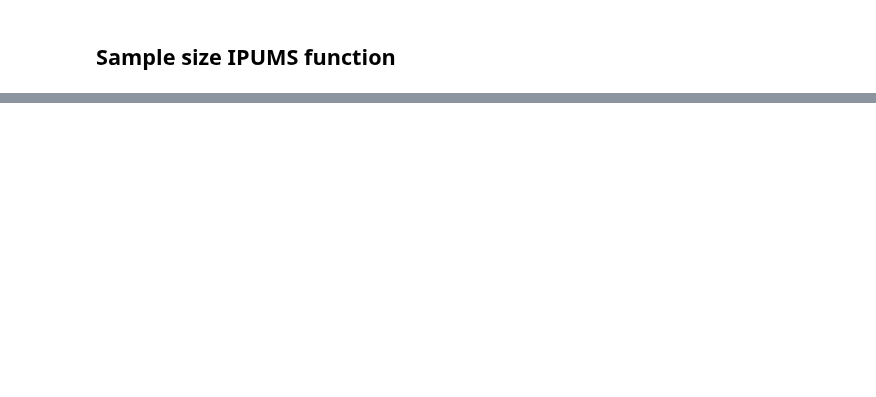
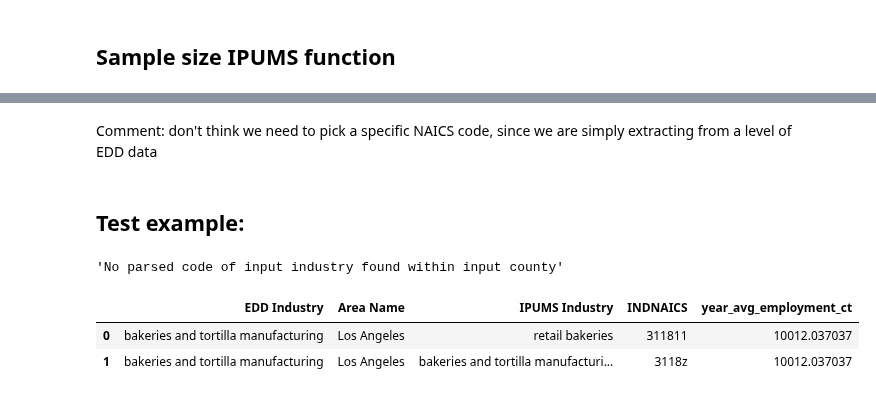
Before and after one commit to cafwd/job_quality_index, a Jupyter notebook: jqi-hierarchy-structure.ipynb, the cells around one changed output, grey strips where cells are left out. Drawn from its saved outputs; the diff is of its cells as text; code cells hidden in the pictures; blank space fills up the shorter version.

```diff
--- a/jqi-hierarchy-structure.ipynb
+++ b/jqi-hierarchy-structure.ipynb
@@ -321,0 +416,35 @@ ca_ipums_filter(ca_ipums_hw, 'San Francisco', '814', 50)
+# %%
+def edd_to_naics(edd_df, county: str, industry_title: str):
+    # filter edd by county and industry
+    edd_df = edd_df.loc[edd_df['Area Name'] == county].copy()
+    if len(edd_df) == 0:
+        return "County not valid or found"
+    industry_title = industry_title.strip().lower().replace('&', 'and')
+    industry_title = re.sub(r'[^\w\s]','',industry_title)
+    edd_df = edd_df.loc[(edd_df['Sub_4'] == industry_title) |
+                        (edd_df['Sub_3'] == industry_title) |
+                        (edd_df['Sub_2'] == industry_title) |
+                        (edd_df['Sub_1'] == industry_title) |
+                        (edd_df['Main_Code'] == industry_title)].copy()
+    edd_df['year_avg_employment_ct'] = edd_df['Current Employment'].mean()
+    edd_df = edd_df.drop_duplicates(subset='Main_EDD').reset_index().iloc[:,1:]
+    # load naics crosswalk
+    cwd = os.getcwd()
+    naics = pd.read_csv(f'{cwd}/data/naics_parsed_crosswalk.csv').drop_duplicates(subset='INDNAICS').reset_index().iloc[:,1:]
+    naics['Industry Title'] = normalize_titles(naics['Industry Title'])
+    # merge naics with edd
+    edd_df_ = pd.merge(edd_df, naics, on='Sub_4_Code')
+    if len(edd_df_) == 0:
+        edd_df_ = pd.merge(edd_df, naics, on='Sub_3_Code')
+        if len(edd_df_) == 0:
+            edd_df_ = pd.merge(edd_df, naics, on='Sub_2_Code')
+            if len(edd_df_) == 0:
+                edd_df_ = pd.merge(edd_df, naics, on='Sub_1_Code')
+                if len(edd_df_) == 0:
+                    edd_df_ = pd.merge(edd_df, naics, on='Main_Code')
+                    if len(edd_df_) == 0:
+                        return "No parsed code of input industry found within input county"
+    edd_df = edd_df_.rename(columns = {'Industry Title_x':'EDD Industry',
+                                 'Industry Title_y': 'IPUMS Industry'})
+    edd_df = edd_df[['EDD Industry', 'Area Name', 'IPUMS Industry', 'INDNAICS', 'year_avg_employment_ct']]
+    return edd_df
@@ -321,0 +460,2 @@ ca_ipums_filter(ca_ipums_hw, 'San Francisco', '814', 50)
+# %% [markdown]
+Comment: don't think we need to pick a specific NAICS code, since we are simply extracting from a level of EDD data
@@ -321,0 +503,12 @@ ca_ipums_filter(ca_ipums_hw, 'San Francisco', '814', 50)
+# %% [markdown]
+## Test example:
+# %%
+edd_to_hw(edd, ca_ipums_hw, 'San Francisco', 'software publishers', 30)
+# %% [output]
+'No parsed code of input industry found within input county'
+# %%
+edd_to_naics(edd, 'Los Angeles', 'nondurable goods')
+# %% [output]
+|  | EDD Industry | Area Name | IPUMS Industry | INDNAICS | year_avg_employment_ct |
+| 0 | bakeries and tortilla manufacturing | Los Angeles | retail bakeries | 311811 | 10012.037037 |
+| 1 | bakeries and tortilla manufacturing | Los Angeles | bakeries and tortilla manufacturi... | 3118z | 10012.037037 |
```
Also changed, not shown: parts of 59 cells of this notebook.
